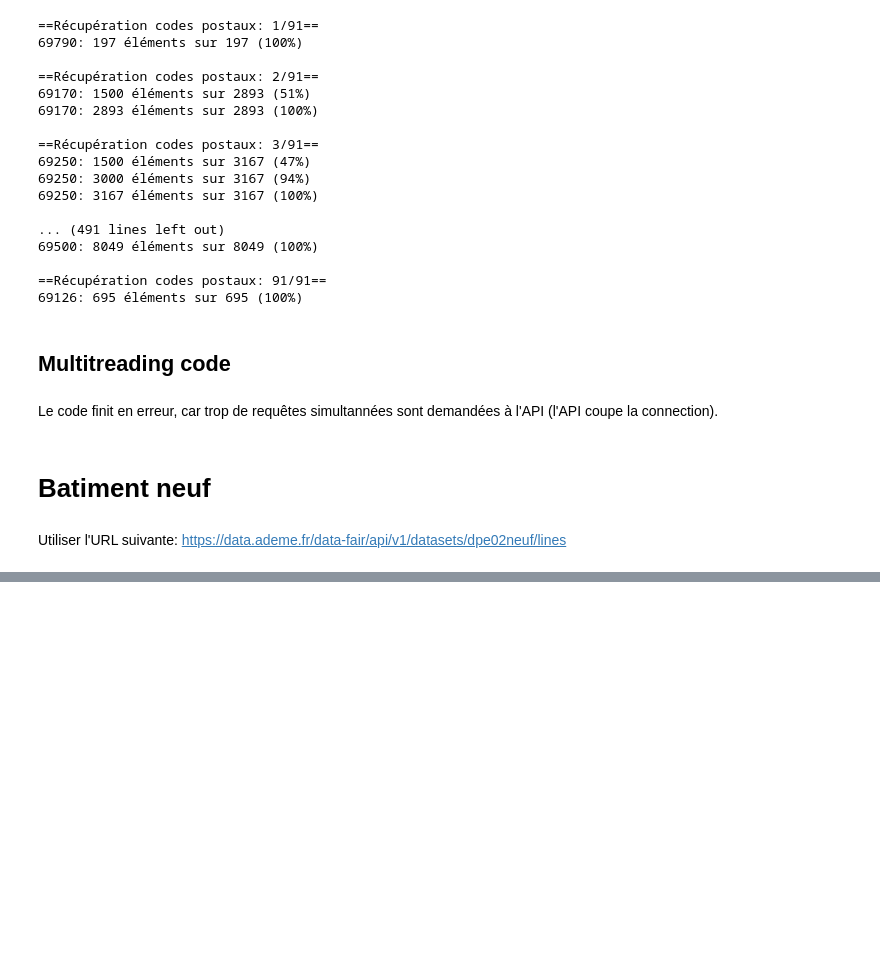
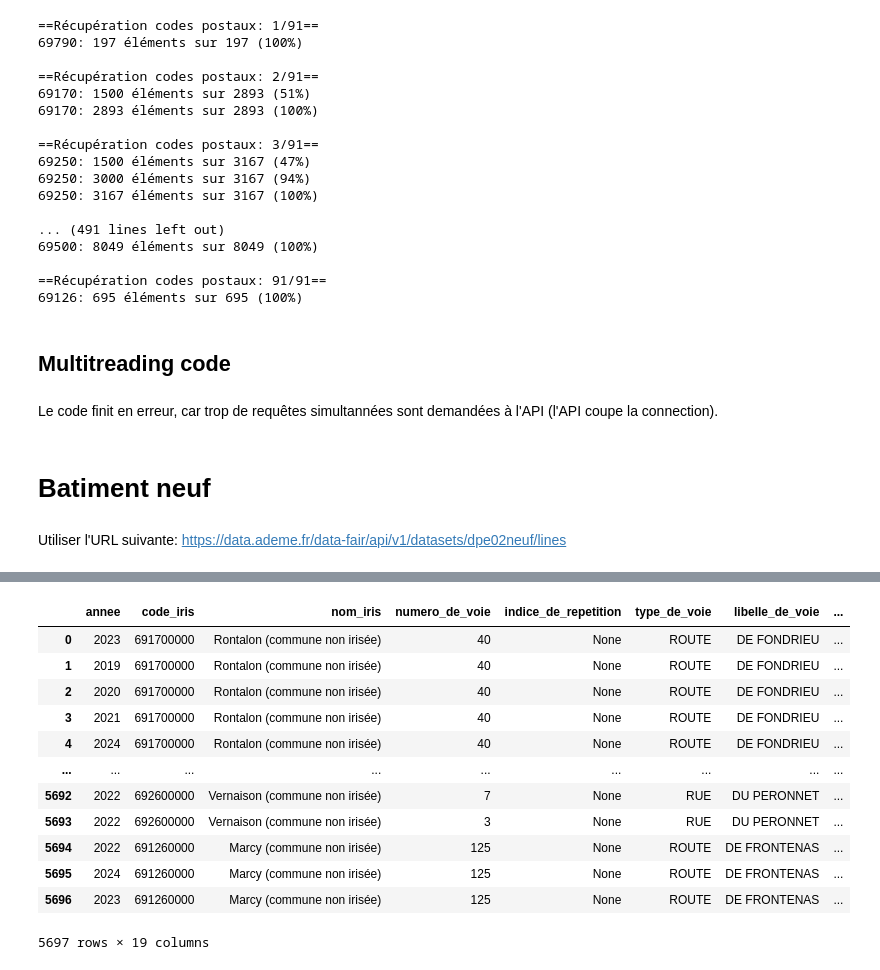
Before and after one commit to 4xel-C/SISE_TDs, a Jupyter notebook: Python - Machine Learning/sessio_1 python API/2_Utiliser une API.ipynb, the cells around one changed output, grey strips where cells are left out. Saved outputs shown, nothing was run; the diff lists cells and outputs as text; code cells hidden in the pictures; blank space fills up the shorter version.

```diff
--- a/Python - Machine Learning/sessio_1 python API/2_Utiliser une API.ipynb
+++ b/Python - Machine Learning/sessio_1 python API/2_Utiliser une API.ipynb
@@ -20,7 +20,7 @@ code_postaux = df69["code_postal"].unique()
 # Liste des codes qui n'ont pas pu être récupérés.
 missed_codes = list()
 
-def query_api(params: dict, next_url: str | None = None, retries: int = 3, backoff: int = 2) -> list[dict]:
+def query_api(params: dict, base_url: str = base_url, next_url: str | None = None, retries: int = 3, backoff: int = 2) -> list[dict]:
     """Récupère toutes les pages d'une requête API en boucle avec gestion des erreurs."""
 
     all_results = []
@@ -187,0 +323,15 @@ KeyboardInterrupt:
+# %%
+enedis_data = []
+
+# Boucle pour requêter tous les codes postaux du département de rhone alpes.
+for i, code in enumerate(code_postaux):
+
+    print()
+    print(f"==Récupération codes postaux: {i+1}/{len(code_postaux)}==")
+
+    params = {
+        "limit": 100,
+        "where": f'code_commune={code}'
+    }
+
+    enedis_data.extend(query_enedis_api(base_url=url, params=params))
@@ -187,0 +356,16 @@ KeyboardInterrupt:
+# %%
+pd.DataFrame(enedis_data)
+# %% [output]
+|  | annee | code_iris | nom_iris | numero_de_voie | indice_de_repetition | type_de_voie | libelle_de_voie | ... |
+| 0 | 2023 | 691700000 | Rontalon (commune non irisée) | 40 | None | ROUTE | DE FONDRIEU | ... |
+| 1 | 2019 | 691700000 | Rontalon (commune non irisée) | 40 | None | ROUTE | DE FONDRIEU | ... |
+| 2 | 2020 | 691700000 | Rontalon (commune non irisée) | 40 | None | ROUTE | DE FONDRIEU | ... |
+| 3 | 2021 | 691700000 | Rontalon (commune non irisée) | 40 | None | ROUTE | DE FONDRIEU | ... |
+| 4 | 2024 | 691700000 | Rontalon (commune non irisée) | 40 | None | ROUTE | DE FONDRIEU | ... |
+| ... | ... | ... | ... | ... | ... | ... | ... | ... |
+| 5692 | 2022 | 692600000 | Vernaison (commune non irisée) | 7 | None | RUE | DU PERONNET | ... |
+| 5693 | 2022 | 692600000 | Vernaison (commune non irisée) | 3 | None | RUE | DU PERONNET | ... |
+| 5694 | 2022 | 691260000 | Marcy (commune non irisée) | 125 | None | ROUTE | DE FRONTENAS | ... |
+| 5695 | 2024 | 691260000 | Marcy (commune non irisée) | 125 | None | ROUTE | DE FRONTENAS | ... |
+| 5696 | 2023 | 691260000 | Marcy (commune non irisée) | 125 | None | ROUTE | DE FRONTENAS | ... |
+5697 rows × 19 columns
```
Also changed, not shown: parts of 14 cells of this notebook.
